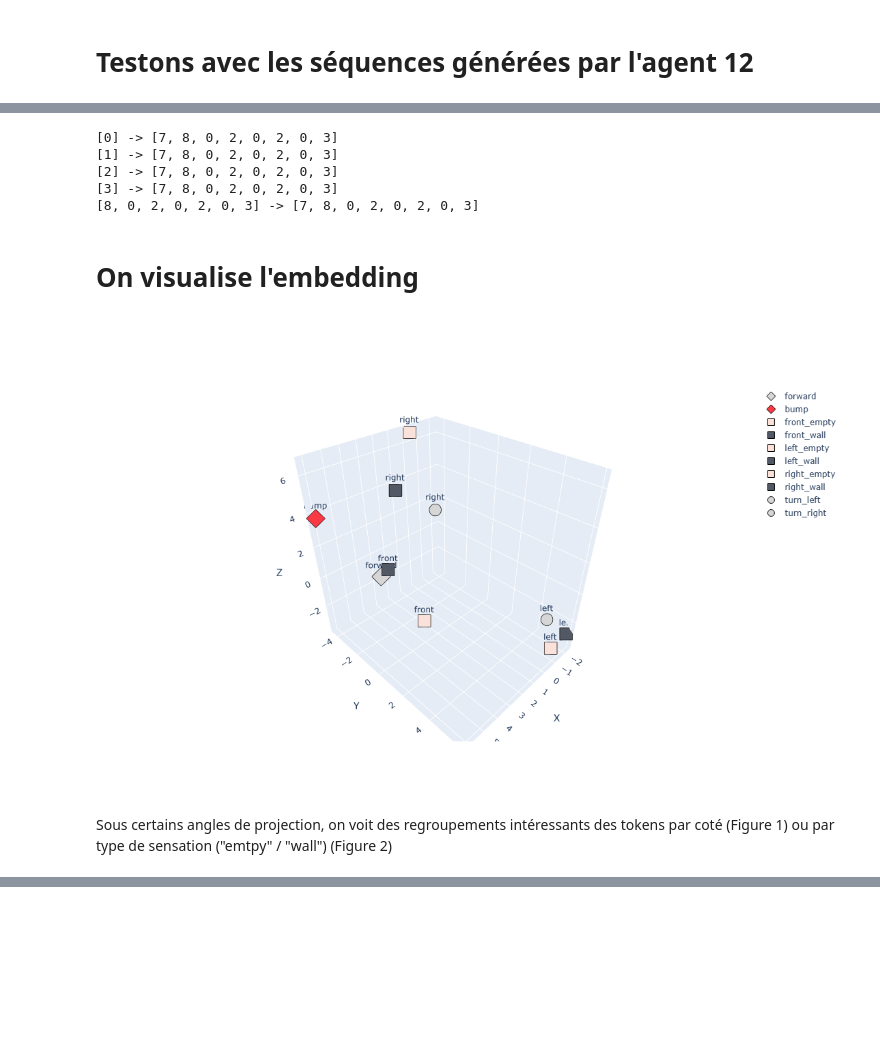
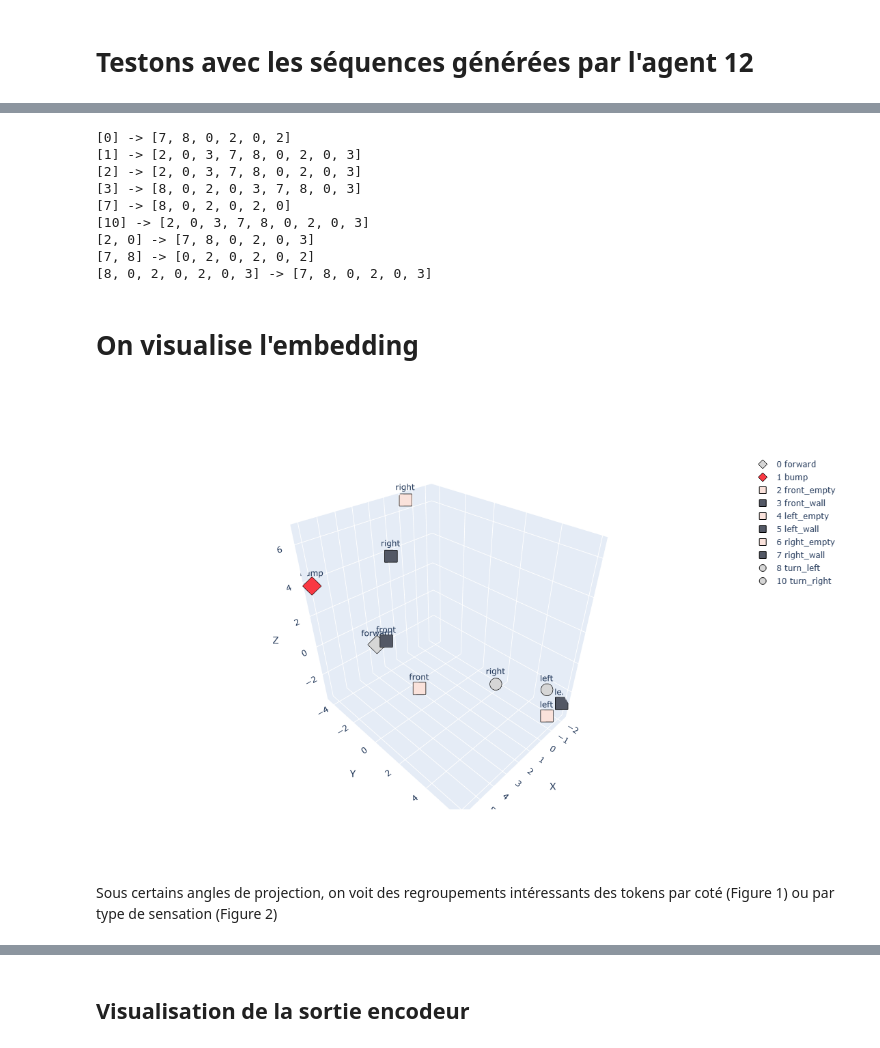
Before and after one commit to PEmarrel/Dpt_transformers, a Jupyter notebook: OG/7-transformer_seq2seq_padding.ipynb, the cells around one changed output, grey strips where cells are left out. Cells and saved outputs as stored; diff of their text form; code cells hidden in the pictures; blank space fills up the shorter version.

```diff
--- a/OG/7-transformer_seq2seq_padding.ipynb
+++ b/OG/7-transformer_seq2seq_padding.ipynb
@@ -162,5 +175,3 @@ torch.manual_seed(0)
 
 dataloader = get_dataloader(train_data, batch_size=32)
 model = SimpleTransformer(VOCAB_SIZE, d_model=16).to(DEVICE)
-
-train_model(model, dataloader, num_epochs=60)
@@ -184,0 +178,2 @@ Epoch 60, Loss: 0.7956
+# %%
+train_model(model, dataloader, num_epochs=50)
@@ -185,16 +198,20 @@ Epoch 60, Loss: 0.7956
 # %%
 # Génération
-tests = [[0], [1], [2], [3], [8, 0, 2, 0, 2, 0, 3]]
+tests = [[0], [1], [2], [3], [7], [10], [2, 0],[7, 8], [8, 0, 2, 0, 2, 0, 3]]
 
 for seq in tests:
     generated = generate_sequence(model, seq)
     print(seq, "->", generated)
 # %% [output]
-[0] -> [7, 8, 0, 2, 0, 2, 0, 3]
-[1] -> [7, 8, 0, 2, 0, 2, 0, 3]
-[2] -> [7, 8, 0, 2, 0, 2, 0, 3]
-[3] -> [7, 8, 0, 2, 0, 2, 0, 3]
-[8, 0, 2, 0, 2, 0, 3] -> [7, 8, 0, 2, 0, 2, 0, 3]
+[0] -> [7, 8, 0, 2, 0, 2]
+[1] -> [2, 0, 3, 7, 8, 0, 2, 0, 3]
+[2] -> [2, 0, 3, 7, 8, 0, 2, 0, 3]
+[3] -> [8, 0, 2, 0, 3, 7, 8, 0, 3]
+[7] -> [8, 0, 2, 0, 2, 0]
+[10] -> [2, 0, 3, 7, 8, 0, 2, 0, 3]
+[2, 0] -> [7, 8, 0, 2, 0, 3]
+[7, 8] -> [0, 2, 0, 2, 0, 2]
+[8, 0, 2, 0, 2, 0, 3] -> [7, 8, 0, 2, 0, 3]
 # %% [markdown]
 # On visualise l'embedding
 # %%
@@ -255,35 +270,38 @@ def plotly_embedding(embedding_weights):
 # %%
 # Projection par la methode des Feature Agglomeration
 
-group_axes = {
-    "direction_forward": [0, 1, 2, 3],      # Tokens : forward, front_empty, front_wall
-    "direction_left": [4, 5, 8],      # left_empty, left_wall, turn_left, turn_left (duplicated)
-    "direction_right": [6, 7, 10],   # right_empty, right_wall, turn_right, turn_right
-    "move": [0, 8, 10],             # forward, turn_left, turn_right
-    "feel_wall": [3, 5, 7],         # bump, front_wall, left_wall, right_wall
-    "feel_empty": [2, 4, 6],
-}
-
-def project_token_embeddings_to_3D(model):
+def project_embeddings_to_3D(model, embedding_weight, group_axes):
     """
     Renvoie un tenseur (vocab_size, 3) correspondant aux embeddings de tokens projetés dans ℝ³.
     """
     projections = []
     for group in group_axes.values():
-        group_embedding = model.embedding.weight[group].mean(dim=0)
+        group_embedding = embedding_weight[group].mean(dim=0)
         projections.append(group_embedding)
     projection_matrix = torch.stack(projections)  # shape (n_axes, d_model)
 
-    projected = torch.matmul(model.embedding.weight, projection_matrix.T)
+    projected = torch.matmul(embedding_weight, projection_matrix.T)
 
     return projected
-# %%
-projected = project_token_embeddings_to_3D(model)
-plotly_embedding(projected)
-# %% [output]
-[figure, removed]
+# %%
+group_axes = {
+    "direction_forward": [0, 1, 2, 3],      # Tokens : forward, front_empty, front_wall
+    "direction_left": [4, 5, 8],      # left_empty, left_wall, turn_left, turn_left (duplicated)
+    "direction_right": [6, 7, 10],   # right_empty, right_wall, turn_right, turn_right
+    # "move": [0, 8, 10],             # forward, turn_left, turn_right
+    # "feel_wall": [3, 5, 7],         # bump, front_wall, left_wall, right_wall
+    # "feel_empty": [2, 4, 6],
+}
+token_labels = ['0 forward', '1 bump', '2 front_empty', '3 front_wall', '4 left_empty', '5 left_wall','6 right_empty', '7 right_wall', '8 turn_left', '9 sos', '10 turn_right', '11 eos', '12 pad']
+all_tokens = [0, 1, 2, 3, 4, 5, 6, 7, 8, 10]
+
+embedding_weight = model.embedding.weight
+projected = project_embeddings_to_3D(model, embedding_weight, group_axes)
+plotly_embedding(projected, [token_labels[i] for i in all_tokens], all_tokens)
+# %% [output]
+[figure, added]
 # %% [markdown]
-Sous certains angles de projection, on voit des regroupements intéressants des tokens par coté (Figure 1) ou par type de sensation ("emtpy" / "wall") (Figure 2)
+Sous certains angles de projection, on voit des regroupements intéressants des tokens par coté (Figure 1) ou par type de sensation (Figure 2)
 # %% [markdown]
 ![Figure 1](img/7-embedding_lateralisation.svg)
 
@@ -292,3 +310,5 @@ _Figure 1: Projection qui met en évidence les regroupements par coté ("left",
 ![Figure 1](img/7-embedding_feel.svg)
 
 _Figure 2: Projection qui met en évidence les regroupements par type de sensation ("empty" ou "wall")_
+# %% [markdown]
+## Visualisation de la sortie encodeur
```
Also changed, not shown: parts of 14 cells of this notebook, 1 other file.
